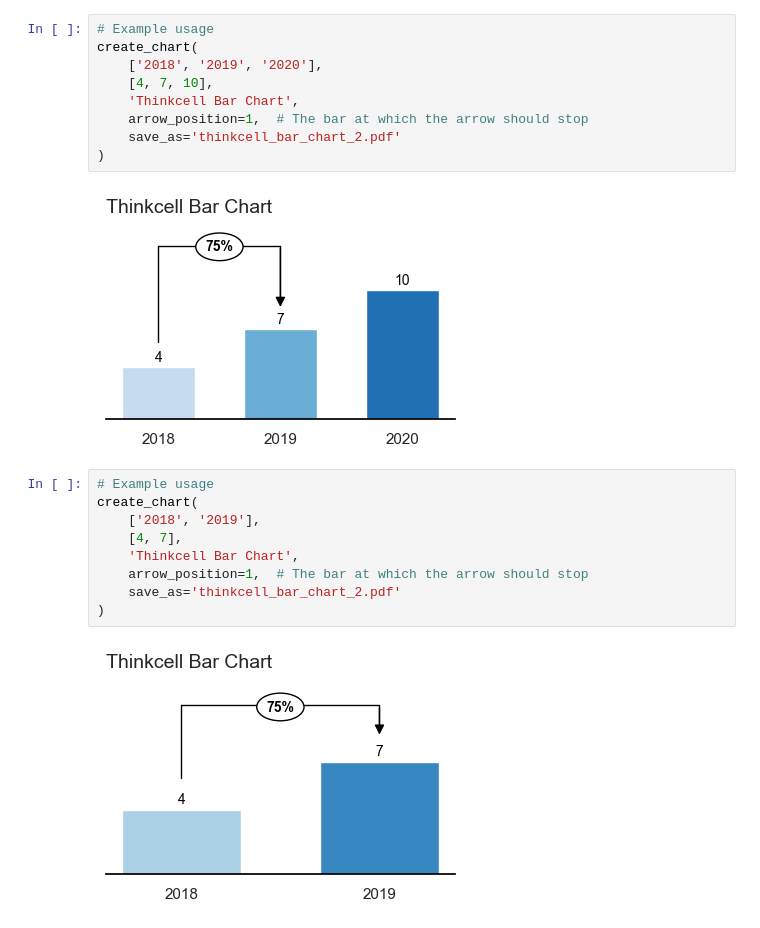
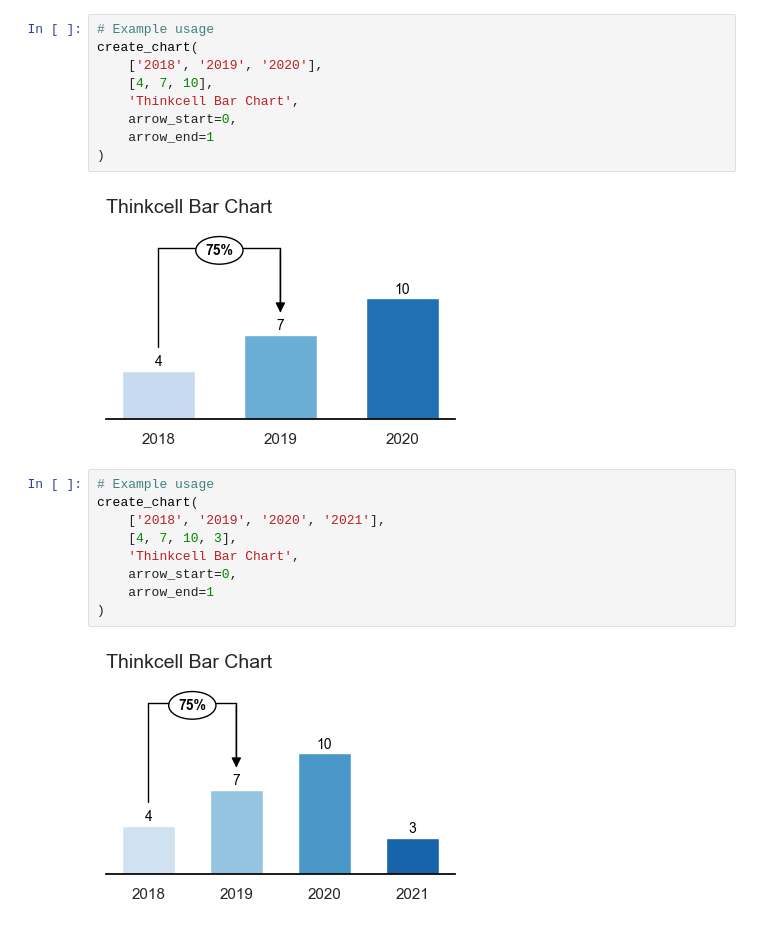
Before and after one commit to philmas/python-think-cell, a Jupyter notebook: thinkcell_workbook.ipynb, the cells around one changed output. Cells and saved outputs as stored; diff of their text form.

```diff
--- a/thinkcell_workbook.ipynb
+++ b/thinkcell_workbook.ipynb
@@ -79,19 +73,19 @@ create_chart(
     ['2018', '2019', '2020'],
     [4, 7, 10],
     'Thinkcell Bar Chart',
-    arrow_position=1,  # The bar at which the arrow should stop
-    save_as='thinkcell_bar_chart_2.pdf'
+    arrow_start=0,
+    arrow_end=1
 )
 # %% [output]
-[figure, old version]
+[figure, new version]
 # %%
 # Example usage
 create_chart(
-    ['2018', '2019'],
-    [4, 7],
+    ['2018', '2019', '2020', '2021'],
+    [4, 7, 10, 3],
     'Thinkcell Bar Chart',
-    arrow_position=1,  # The bar at which the arrow should stop
-    save_as='thinkcell_bar_chart_2.pdf'
+    arrow_start=0,
+    arrow_end=1
 )
 # %% [output]
-[figure, old version]
+[figure, new version]
```
Also changed, not shown: parts of 1 cell of this notebook, 1 other file.
